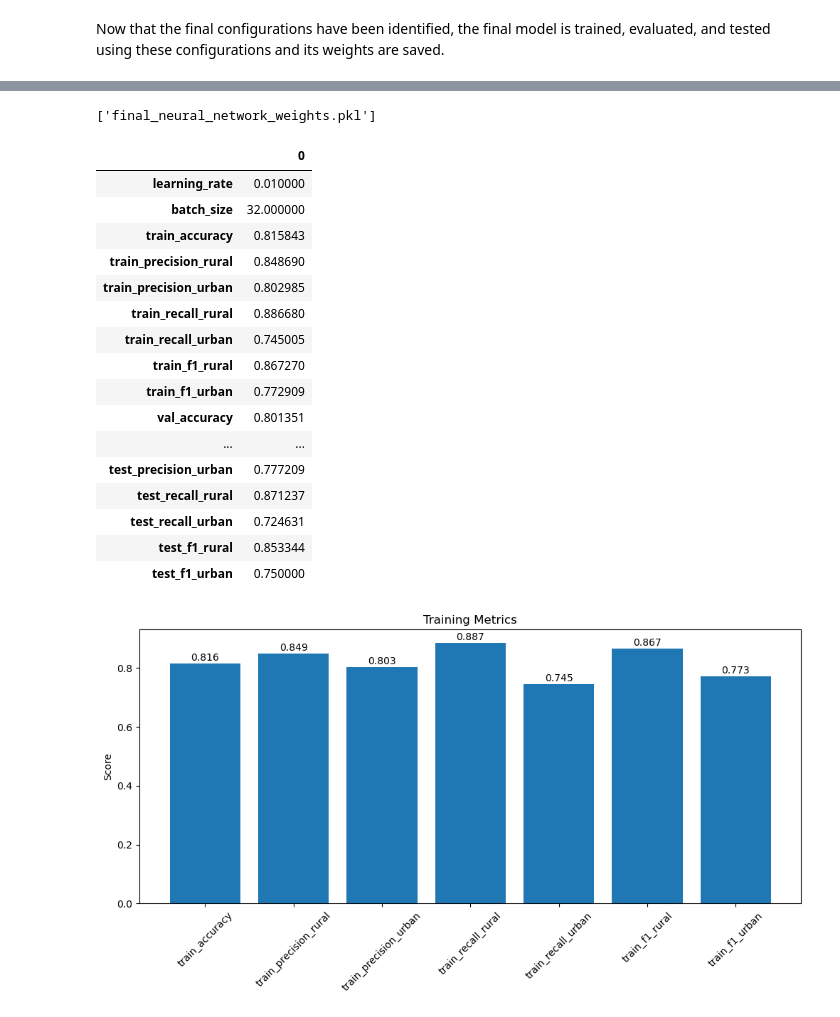
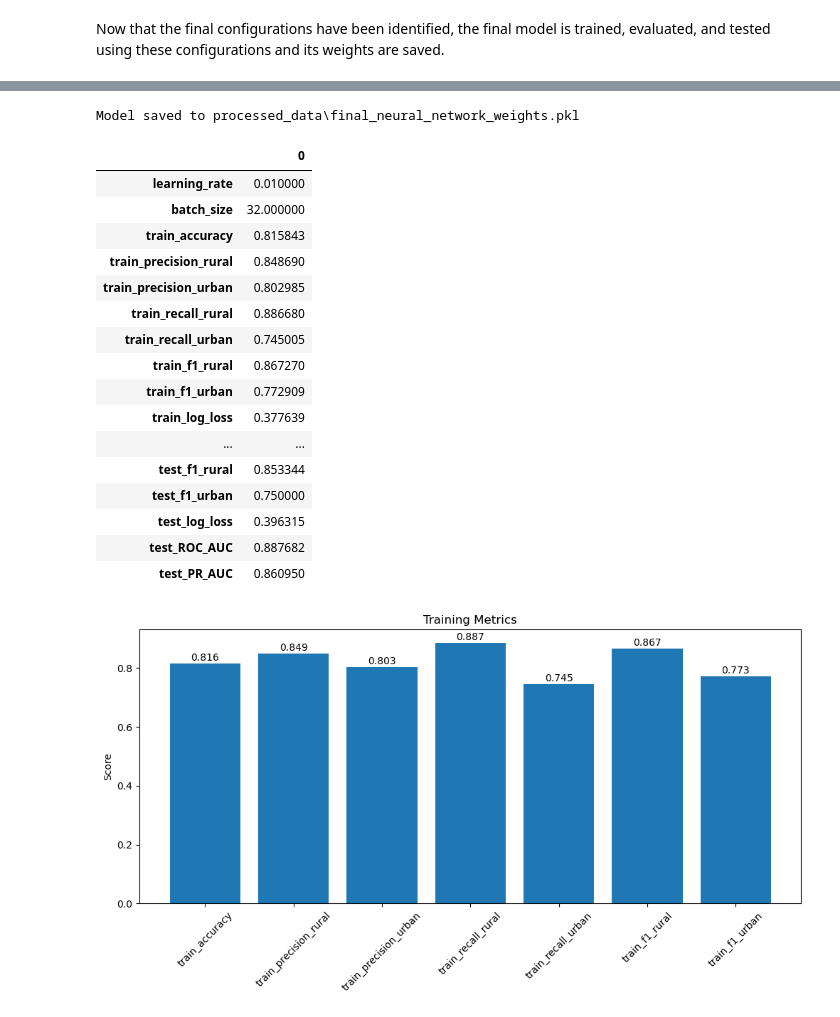
Before and after one commit to NebulaRojo9/STINTSY-MCO, a Jupyter notebook: Multi-Layer Perceptron.ipynb, the cells around one changed output, grey strips where cells are left out. Cells and saved outputs as stored; diff of their text form; code cells hidden in the pictures.

Commit message:
Moved all functions to MCO_functions
Moves all functions from neural_networks.py and data_loader.py into MCO_functions
Adds other metrics for neural networks

```diff
--- a/Multi-Layer Perceptron.ipynb
+++ b/Multi-Layer Perceptron.ipynb
@@ -884,10 +927,20 @@ Epoch: 40       Loss: 0.381426
 Epoch: 41       Loss: 0.381744
 Epoch: 42       Loss: 0.382615
 # %%
-# Save weights of final neural network model
-joblib.dump(weights, 'final_neural_network_weights.pkl')
+# Name of the directory to save to
+dir_name = "processed_data"
+
+# Ensure the directory exists
+os.makedirs(dir_name, exist_ok=True)
+
+# Full path to save the file
+file_path = os.path.join(dir_name, "final_neural_network_weights.pkl")
+
+# Save the weights
+joblib.dump(weights, file_path)
+print(f"Model saved to {file_path}")
 # %% [output]
-['final_neural_network_weights.pkl']
+Model saved to processed_data\final_neural_network_weights.pkl
 # %%
 # flatten results for viewing include training metrics
 results_flat = []
@@ -902,43 +955,52 @@ for r in results:
         "train_recall_urban": r["train_recall_class 1"],
         "train_f1_rural": r["train_f1_class 0"],
         "train_f1_urban": r["train_f1_class 1"],
+        "train_log_loss": r["train_log_loss"],
+        "train_ROC_AUC": r["train_ROC_AUC"],
+        "train_PR_AUC": r["train_PR_AUC"],
         "val_accuracy": r["val_accuracy"],
         "val_precision_rural": r["val_precision_class 0"],
         "val_precision_urban": r["val_precision_class 1"],
         "val_recall_rural": r["val_recall_class 0"],
         "val_recall_urban": r["val_recall_class 1"],
         "val_f1_rural": r["val_f1_class 0"],
         "val_f1_urban": r["val_f1_class 1"],
+        "val_log_loss": r["val_log_loss"],
+        "val_ROC_AUC": r["val_ROC_AUC"],
+        "val_PR_AUC": r["val_PR_AUC"],
         "test_accuracy": r["test_accuracy"],
         "test_precision_rural": r["test_precision_class 0"],
         "test_precision_urban": r["test_precision_class 1"],
         "test_recall_rural": r["test_recall_class 0"],
         "test_recall_urban": r["test_recall_class 1"],
         "test_f1_rural": r["test_f1_class 0"],
         "test_f1_urban": r["test_f1_class 1"],
+        "test_log_loss": r["test_log_loss"],
+        "test_ROC_AUC": r["test_ROC_AUC"],
+        "test_PR_AUC": r["test_PR_AUC"],
     }
     results_flat.append(flat_r)
 
 results_df = pd.DataFrame(results_flat)
 results_df.T
 # %% [output]
 |  | 0 |
 | learning_rate | 0.010000 |
 | batch_size | 32.000000 |
 | train_accuracy | 0.815843 |
 | train_precision_rural | 0.848690 |
 | train_precision_urban | 0.802985 |
 | train_recall_rural | 0.886680 |
 | train_recall_urban | 0.745005 |
 | train_f1_rural | 0.867270 |
 | train_f1_urban | 0.772909 |
-| val_accuracy | 0.801351 |
+| train_log_loss | 0.377639 |
 | ... | ... |
-| test_precision_urban | 0.777209 |
-| test_recall_rural | 0.871237 |
-| test_recall_urban | 0.724631 |
 | test_f1_rural | 0.853344 |
 | test_f1_urban | 0.750000 |
+| test_log_loss | 0.396315 |
+| test_ROC_AUC | 0.887682 |
+| test_PR_AUC | 0.860950 |
 # %%
 train_output = results_df[["train_accuracy","train_precision_rural","train_precision_urban","train_recall_rural","train_recall_urban","train_f1_rural","train_f1_urban"]]
 
```
Also changed, not shown: parts of 11 cells of this notebook, 3 other files.
